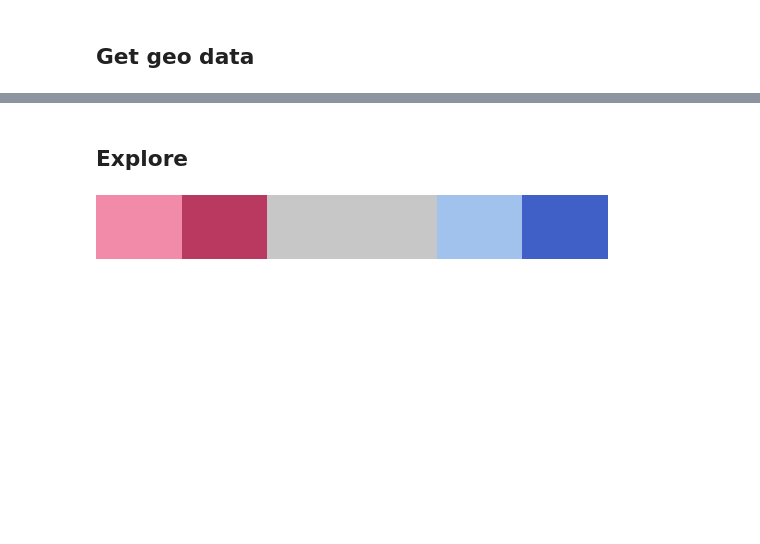
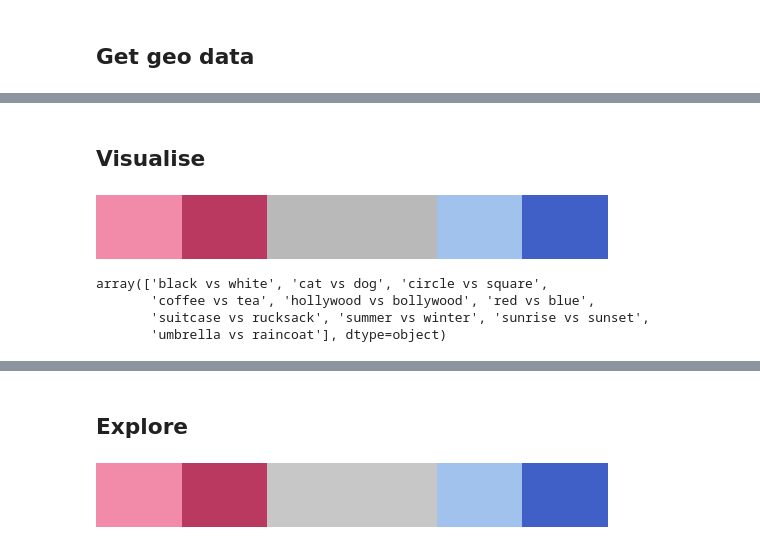
Before and after one commit to Lisa-Ho/30-day-map-challenge, a Jupyter notebook: 2025/day3-opposites/googles-search-opposites.ipynb, the cells around one changed output, grey strips where cells are left out. Drawn from its saved outputs; the diff is of its cells as text; code cells hidden in the pictures; blank space fills up the shorter version.

```diff
--- a/2025/day3-opposites/googles-search-opposites.ipynb
+++ b/2025/day3-opposites/googles-search-opposites.ipynb
@@ -234,0 +218,19 @@ gdf[gdf["low_volume"].isna()][["ADM0_A3"]]
+# %% [markdown]
+## Visualise
+# %%
+#benedictus color map
+cmap = create_cmap(
+    colors=[  "#F28AAAFF", "#B93961FF",   "#B9B9B9FF", "#B9B9B9FF", "#A1C2EDFF", "#4060C8FF"],
+    cmap_type="discrete",
+)
+#9A133DFF, #B93961FF, #D8527CFF, #F28AAAFF, #F9B4C9FF, #F9E0E8FF, #FFFFFFFF, #EAF3FFFF, #C5DAF6FF, #A1C2EDFF, #6996E3FF, #4060C8FF, #1A318BFF
+cmap
+# %% [output]
+[figure, added]
+# %%
+gdf["dataset"].unique()
+# %% [output]
+array(['black vs white', 'cat vs dog', 'circle vs square',
+       'coffee vs tea', 'hollywood vs bollywood', 'red vs blue',
+       'suitcase vs rucksack', 'summer vs winter', 'sunrise vs sunset',
+       'umbrella vs raincoat'], dtype=object)
```
Also changed, not shown: parts of 6 cells of this notebook.
